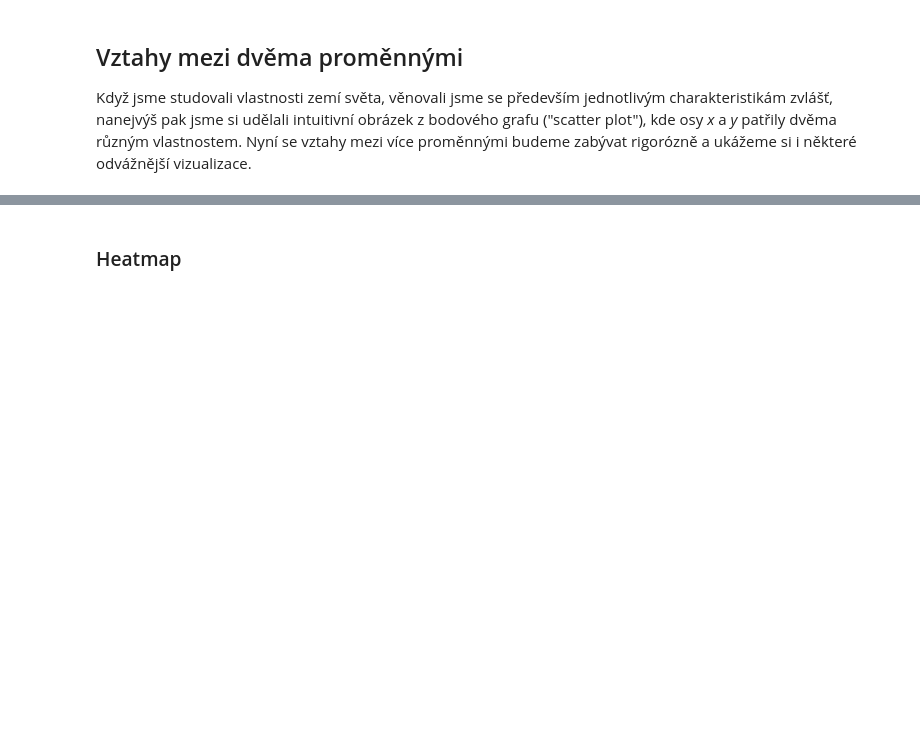
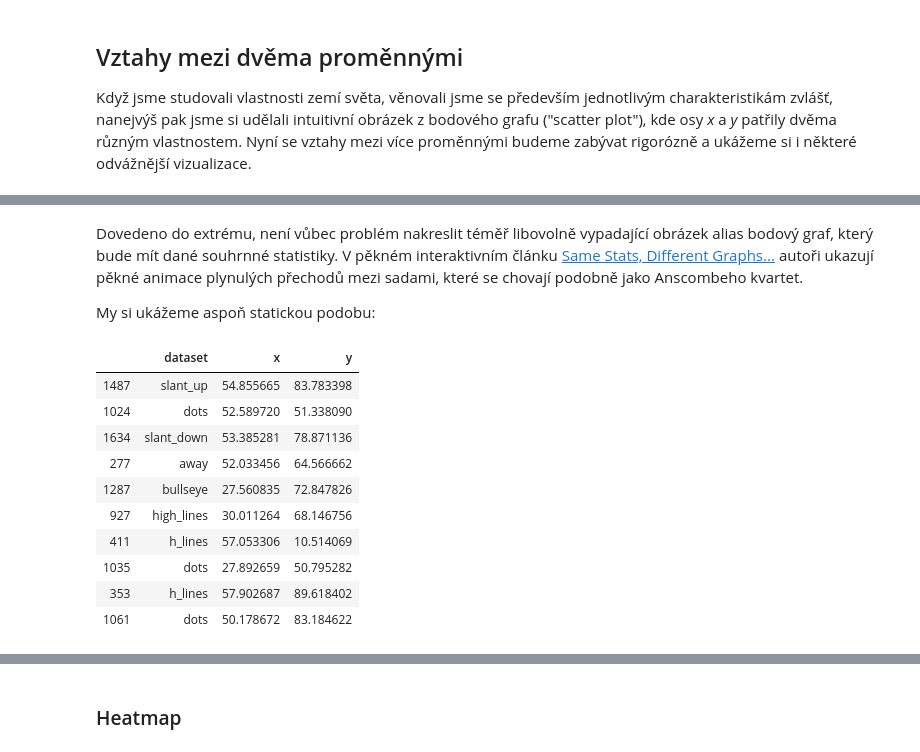
Before and after one commit to janpipek/naucse.python.cz, a Jupyter notebook: lessons/pydata/pandas_correlations/index.ipynb, the cells around one changed output, grey strips where cells are left out. Saved outputs shown, nothing was run; the diff lists cells and outputs as text; code cells hidden in the pictures; blank space fills up the shorter version.

```diff
--- a/lessons/pydata/pandas_correlations/index.ipynb
+++ b/lessons/pydata/pandas_correlations/index.ipynb
@@ -211,0 +175,20 @@ SyntaxError: invalid syntax (<ipython-input-68-6e94a53ab4fc>, line 1)
+# %% [markdown]
+Dovedeno do extrému, není vůbec problém nakreslit téměř libovolně vypadající obrázek alias bodový graf, který bude mít dané souhrnné statistiky. V pěkném interaktivním článku [Same Stats, Different Graphs...](https://www.autodeskresearch.com/publications/samestats) autoři ukazují pěkné animace plynulých přechodů mezi sadami, které se chovají podobně jako Anscombeho kvartet.
+
+My si ukážeme aspoň statickou podobu:
+# %%
+# Data nejsou oddělená čárkami, ale tabulátory
+datasaurus = pd.read_csv("static/datasaurus_dozen.tsv", delimiter="\t")
+datasaurus.sample(10)
+# %% [output]
+|  | dataset | x | y |
+| 1487 | slant_up | 54.855665 | 83.783398 |
+| 1024 | dots | 52.589720 | 51.338090 |
+| 1634 | slant_down | 53.385281 | 78.871136 |
+| 277 | away | 52.033456 | 64.566662 |
+| 1287 | bullseye | 27.560835 | 72.847826 |
+| 927 | high_lines | 30.011264 | 68.146756 |
+| 411 | h_lines | 57.053306 | 10.514069 |
+| 1035 | dots | 27.892659 | 50.795282 |
+| 353 | h_lines | 57.902687 | 89.618402 |
+| 1061 | dots | 50.178672 | 83.184622 |
```
Also changed, not shown: parts of 25 cells of this notebook, 2 other files.
